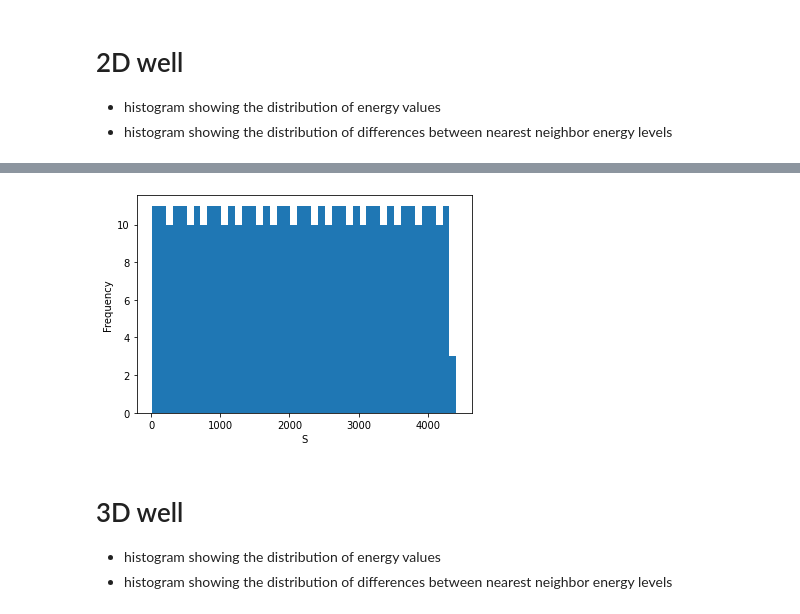
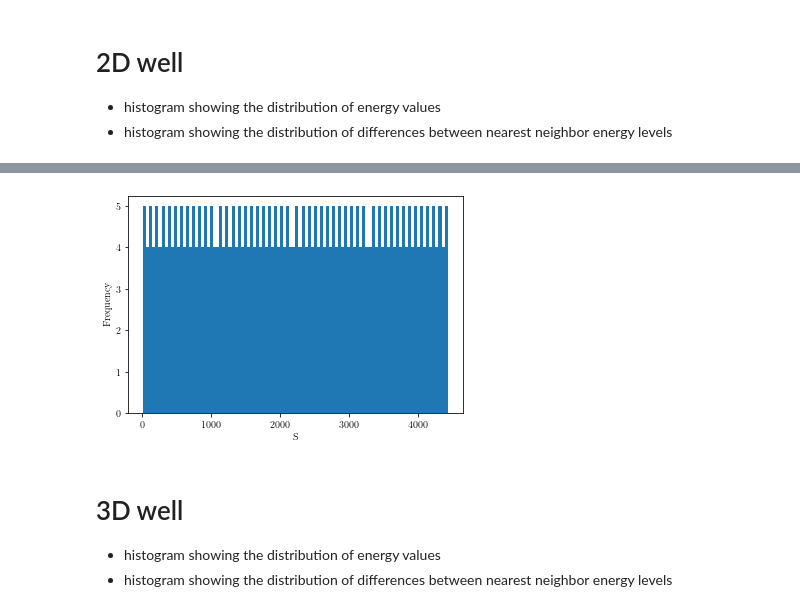
Before and after one commit to strelda/chaos, a Jupyter notebook: quantum_chaos/plot.ipynb, the cells around one changed output, grey strips where cells are left out. Drawn from its saved outputs; the diff is of its cells as text; code cells hidden in the pictures.

```diff
--- a/quantum_chaos/plot.ipynb
+++ b/quantum_chaos/plot.ipynb
@@ -11,7 +11,7 @@ plot_energies('generated_data/2d/energies', 100)
 # %%
-plot_energy_differences('generated_data/2d/endif', 100)
+plot_energy_differences('generated_data/2d/energies', 100)
 # %% [output]
-[figure, old version]
+[figure, new version]
 # %% [markdown]
 # 3D well
 - histogram showing the distribution of energy values
```
Also changed, not shown: parts of 5 cells of this notebook, 4 other files.
